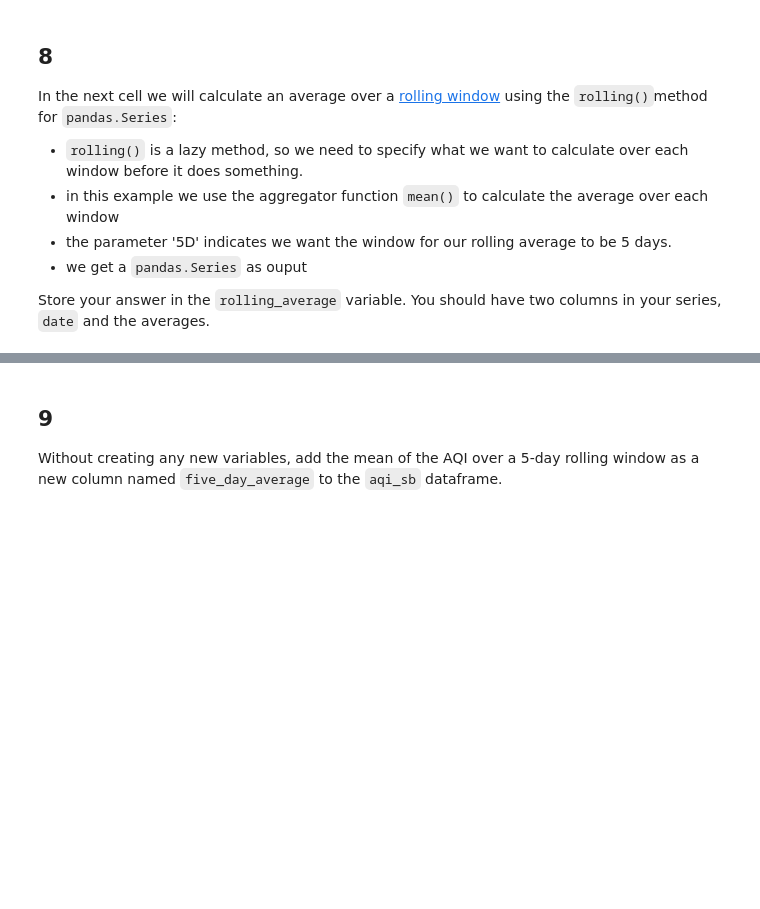
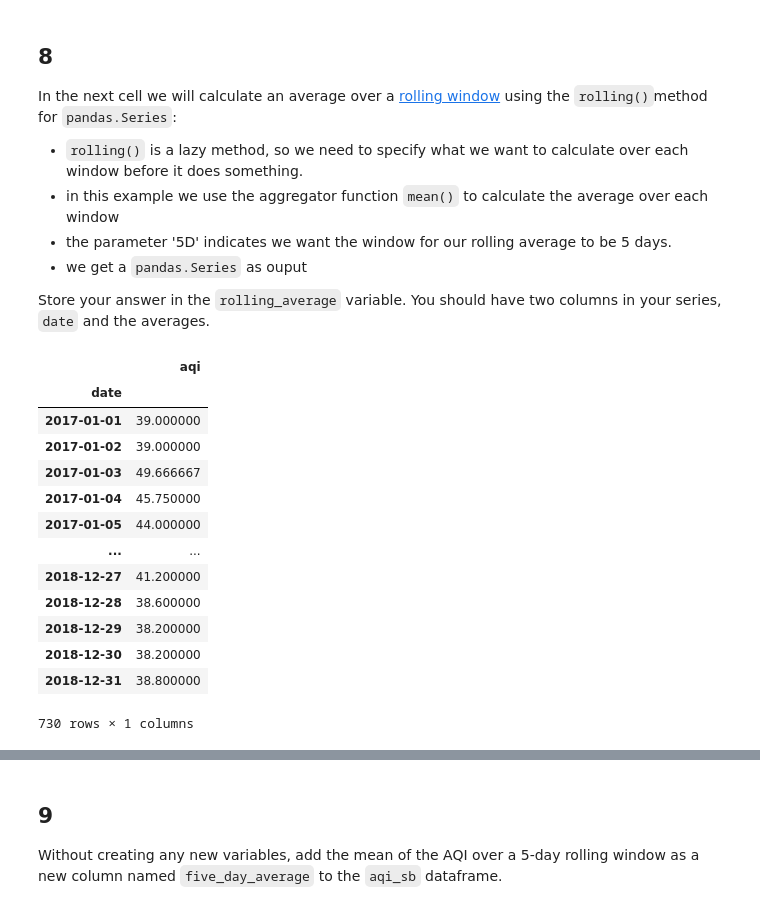
Before and after one commit to sofiasarak/eds220-hwk2, a Jupyter notebook: task3/hwk2-task3-aqi.ipynb, the cells around one changed output, grey strips where cells are left out. Cells and saved outputs as stored; diff of their text form; code cells hidden in the pictures; blank space fills up the shorter version.

```diff
--- a/task3/hwk2-task3-aqi.ipynb
+++ b/task3/hwk2-task3-aqi.ipynb
@@ -313,2 +314,29 @@ rolling_average
+# %%
+# Calculate AQI rolling average over 5 days
+
+# The rolling operation is applied to aqi_sb data frame, with specification of a 5 day window
+# Then, we take the mean of the 'aqi' columns
+rolling_average1 = aqi_sb.rolling(window = '5D').mean('aqi')
+
+# The code above produced an output that also contained the means of the 'number_of_sites_reporting' column
+# We drop that in this step using .drop() method and specifying its name
+rolling_average = rolling_average1.drop(columns = 'number_of_sites_reporting')
+
+rolling_average
+# %% [output]
+|  | aqi |
+| date |  |
+| 2017-01-01 | 39.000000 |
+| 2017-01-02 | 39.000000 |
+| 2017-01-03 | 49.666667 |
+| 2017-01-04 | 45.750000 |
+| 2017-01-05 | 44.000000 |
+| ... | ... |
+| 2018-12-27 | 41.200000 |
+| 2018-12-28 | 38.600000 |
+| 2018-12-29 | 38.200000 |
+| 2018-12-30 | 38.200000 |
+| 2018-12-31 | 38.800000 |
+730 rows × 1 columns
 # %%
 grader.check("q8")
```
Also changed, not shown: parts of 16 cells of this notebook.
